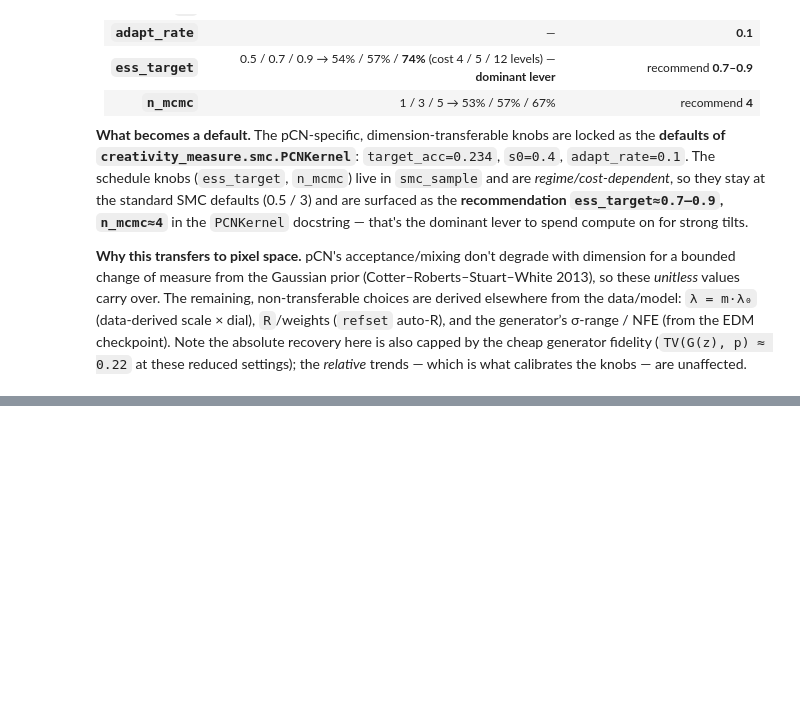
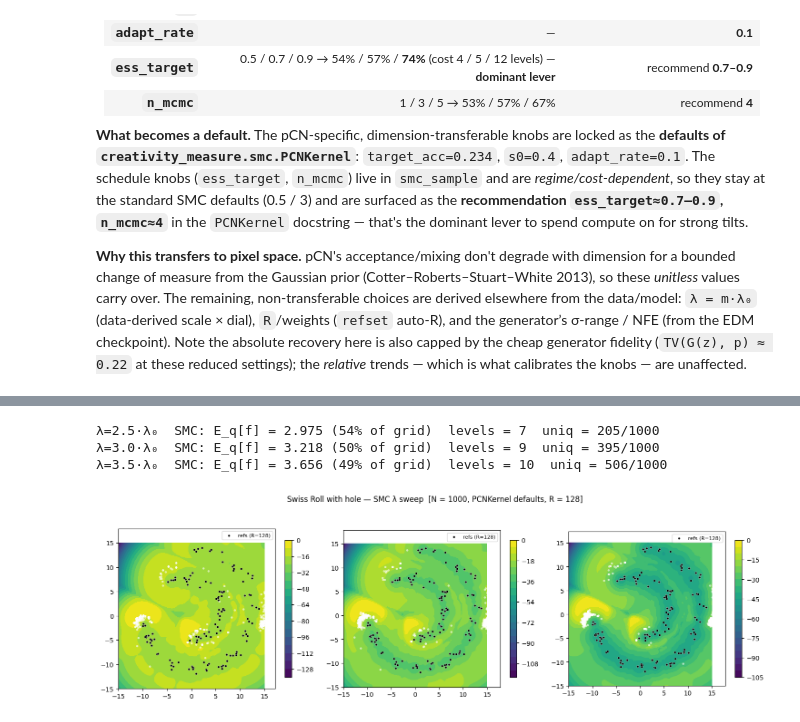
Before and after one commit to arielzoiz/creativity-measure, a Jupyter notebook: phase2_pcn_calibration.ipynb, the cells around one changed output, grey strips where cells are left out. Saved outputs shown, nothing was run; the diff lists cells and outputs as text; code cells hidden in the pictures; blank space fills up the shorter version.

```diff
--- a/phase2_pcn_calibration.ipynb
+++ b/phase2_pcn_calibration.ipynb
@@ -228,0 +278,35 @@ knobs — are unaffected.
+# %%
+# --- 1×3 SMC λ-sweep at λ = m·λ₀ for m ∈ {2.5, 3, 3.5} ---  (the ONLY cell that runs SMC)
+# Reuses the demo-quality `reward_vis` / VIS grid built in the previous cell, so the grid q ground truth
+# and the SMC sampler share the SAME frozen reward at every λ (weights can't drift between the two).
+import matplotlib.pyplot as plt
+from creativity_measure import plot_field, plot_samples
+
+N_VIS = 1000
+MULTS = [2.5, 3.0, 3.5]
+fig, axes = plt.subplots(1, 3, figsize=(15.0, 4.4))
+for ax, m in zip(axes, MULTS):
+    lam = m * LAM0_VIS
+    log_q, q, _ = grid_normalize(LOG_P_VIS + lam * F_VIS, CELL_VIS)
+    ef_grid = float((q.reshape(-1) / q.reshape(-1).sum() * F_VIS).sum())
+    res_m = smc_sample(reward_vis, lam=lam, n_particles=N_VIS,
+                       kernel=PCNKernel(G, DDIM), final_resample=True, seed=0)
+    ef_m = float(reward_vis(res_m.X).mean())
+    uniq_m = int(res_m.X.unique(dim=0).shape[0])
+    print(f"λ={m}·λ₀  SMC: E_q[f] = {ef_m:.3f} ({ef_m / ef_grid:.0%} of grid)  "
+          f"levels = {len(res_m.betas)}  uniq = {uniq_m}/{N_VIS}")
+    plot_field(log_q, XX_VIS, YY_VIS, ax=ax,
+               title=f"λ = {m}·λ₀ = {lam:.2f}  ({ef_m / ef_grid:.0%} of grid)",
+               refs=REFS_VIS)
+    plot_samples(res_m.X, ax=ax, alpha=0.5, s=6, color='white')
+fig.suptitle(
+    f"Swiss Roll with hole — SMC λ sweep  [N = {N_VIS}, PCNKernel defaults, R = {R_VIS}]",
+    fontsize=12, y=1.03,
+)
+plt.tight_layout()
+plt.show()
+# %% [output]
+λ=2.5·λ₀  SMC: E_q[f] = 2.975 (54% of grid)  levels = 7  uniq = 205/1000
+λ=3.0·λ₀  SMC: E_q[f] = 3.218 (50% of grid)  levels = 9  uniq = 395/1000
+λ=3.5·λ₀  SMC: E_q[f] = 3.656 (49% of grid)  levels = 10  uniq = 506/1000
+[figure, added]
```
Also changed, not shown: parts of 6 cells of this notebook, 5 other files.
